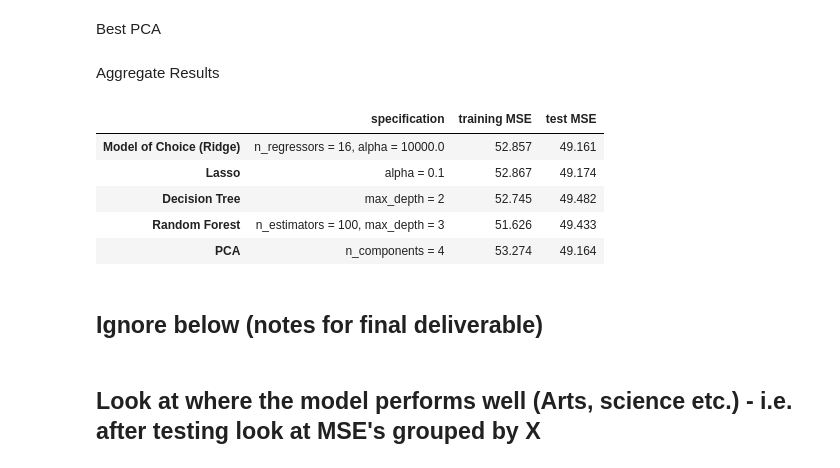
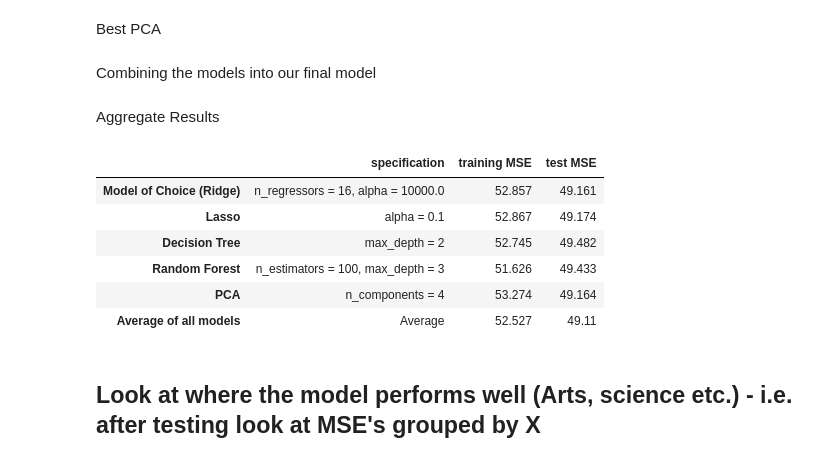
Before and after one commit to MattHAndrews/cs109a_final_project, a Jupyter notebook: Project.ipynb, the cells around one changed output. Saved outputs shown, nothing was run; the diff lists cells and outputs as text; code cells hidden in the pictures.

Commit message:
Added average for final model

```diff
--- a/Project.ipynb
+++ b/Project.ipynb
@@ -1249,12 +1247,12 @@ optimal_model = DecisionTreeRegressor(max_depth=2, random_state=42)
 optimal_model.fit(X_train, y_train)
 
 # Predict on the test data
-y_train_pred = optimal_model.predict(X_train)
-y_test_pred = optimal_model.predict(X_test)
+dt_y_train_pred = optimal_model.predict(X_train)
+dt_y_test_pred = optimal_model.predict(X_test)
 
 # Calculate the test MSE
-dtree_train_mse = mean_squared_error(y_train, y_train_pred)
-dtree_test_mse = mean_squared_error(y_test, y_test_pred)
+dtree_train_mse = mean_squared_error(y_train, dt_y_train_pred)
+dtree_test_mse = mean_squared_error(y_test, dt_y_test_pred)
 # %% [markdown]
 Best Random Forest
 # %%
@@ -1263,12 +1261,12 @@ optimal_model = RandomForestRegressor(n_estimators=100, max_depth=3, random_stat
 optimal_model.fit(X_train, y_train)
 
 # Predict on training, validation, and test data
-y_train_pred = optimal_model.predict(X_train)
-y_test_pred = optimal_model.predict(X_test)
+rf_y_train_pred = optimal_model.predict(X_train)
+rf_y_test_pred = optimal_model.predict(X_test)
 
 # Calculate MSE for training, validation, and test data
-rf_train_mse = mean_squared_error(y_train, y_train_pred)
-rf_test_mse = mean_squared_error(y_test, y_test_pred)
+rf_train_mse = mean_squared_error(y_train, rf_y_train_pred)
+rf_test_mse = mean_squared_error(y_test, rf_y_test_pred)
 # %% [markdown]
 Best PCA
 # %%
@@ -1282,39 +1280,46 @@ model = LinearRegression()
 model.fit(X_train_pca, y_train)
 
 # Predict on training, validation, and test data
-y_train_pred = model.predict(X_train_pca)
-y_test_pred = model.predict(X_test_pca)
+pca_y_train_pred = model.predict(X_train_pca)
+pca_y_test_pred = model.predict(X_test_pca)
 
 # Calculate MSE for training, validation, and test data
-pca_train_mse = mean_squared_error(y_train, y_train_pred)
-pca_test_mse = mean_squared_error(y_test, y_test_pred)
+pca_train_mse = mean_squared_error(y_train, pca_y_train_pred)
+pca_test_mse = mean_squared_error(y_test, pca_y_test_pred)
 pca_optimal_n = 4
+# %% [markdown]
+Combining the models into our final model
+# %%
+y_train_pred_final = 1/5 * (ridge_y_train_pred + lasso_y_train_pred + dt_y_train_pred + rf_y_train_pred + pca_y_train_pred)
+y_test_pred_final = 1/5 * (ridge_y_test_pred + lasso_y_test_pred + dt_y_test_pred + rf_y_test_pred + pca_y_test_pred)
+final_train_mse = mean_squared_error(y_train, y_train_pred_final)
+final_test_mse = mean_squared_error(y_test, y_test_pred_final)
 # %% [markdown]
 Aggregate Results
 # %%
 accuracy_values = {
     f"Model of Choice (Ridge)": {"spec": f"n_regressors = {non_zero_count_ridge}, alpha = {round(optimal_alpha_ridge, 2)}", "train": ridge_train_mse, "test": ridge_test_mse},
     f"Lasso": {"spec": f"alpha = {round(optimal_alpha_lasso, 2)}", "train": lasso_train_mse, "test": lasso_test_mse},
     f"Decision Tree": {"spec": f"max_depth = {dtree_max_depth}", "train": dtree_train_mse, "test": dtree_test_mse},
     f"Random Forest": {"spec": f"n_estimators = {rf_optimal_n}, max_depth = {rf_optimal_max_depth}", "train": rf_train_mse, "test": rf_test_mse},
     f"PCA": {"spec": f"n_components = {pca_optimal_n}", "train": pca_train_mse, "test": pca_test_mse},
+    f"Average of all models": {"spec": "Average", "train": final_train_mse, "test": final_test_mse},
 }
 
 # Creating the DataFrame
 results_df = pd.DataFrame(accuracy_values).transpose()
 results_df.columns = ['specification','training MSE', 'test MSE']
 
 # display results
 results_df
 # %% [output]
 |  | specification | training MSE | test MSE |
 | Model of Choice (Ridge) | n_regressors = 16, alpha = 10000.0 | 52.857 | 49.161 |
 | Lasso | alpha = 0.1 | 52.867 | 49.174 |
 | Decision Tree | max_depth = 2 | 52.745 | 49.482 |
 | Random Forest | n_estimators = 100, max_depth = 3 | 51.626 | 49.433 |
 | PCA | n_components = 4 | 53.274 | 49.164 |
+| Average of all models | Average | 52.527 | 49.11 |
-# %% [markdown]
-## Ignore below (notes for final deliverable)
 # %% [markdown]
 ## Look at where the model performs well (Arts, science etc.) - i.e. after testing look at MSE's grouped by X
 # %% [markdown]
```
Also changed, not shown: parts of 12 cells of this notebook.
